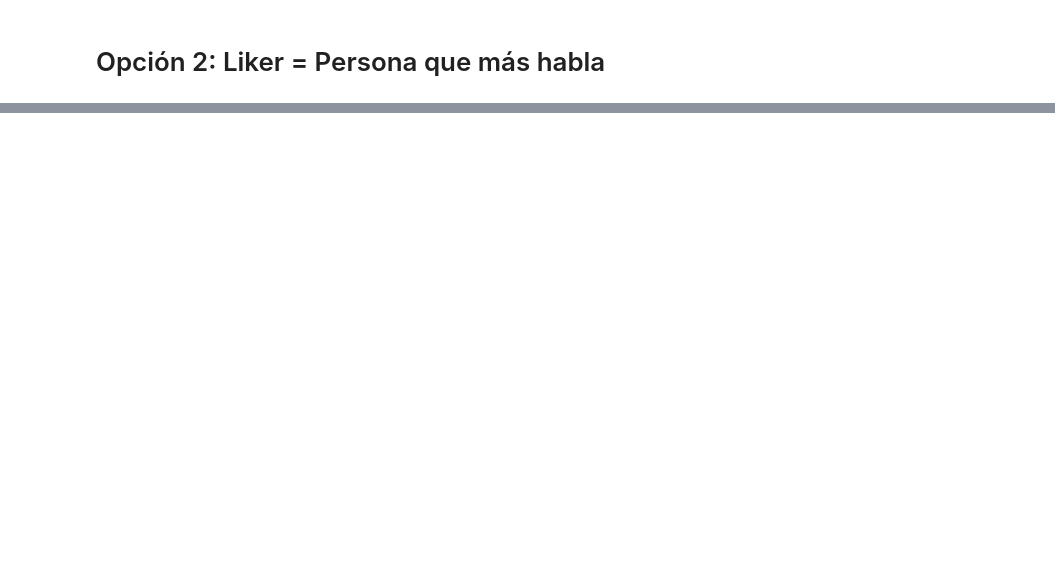
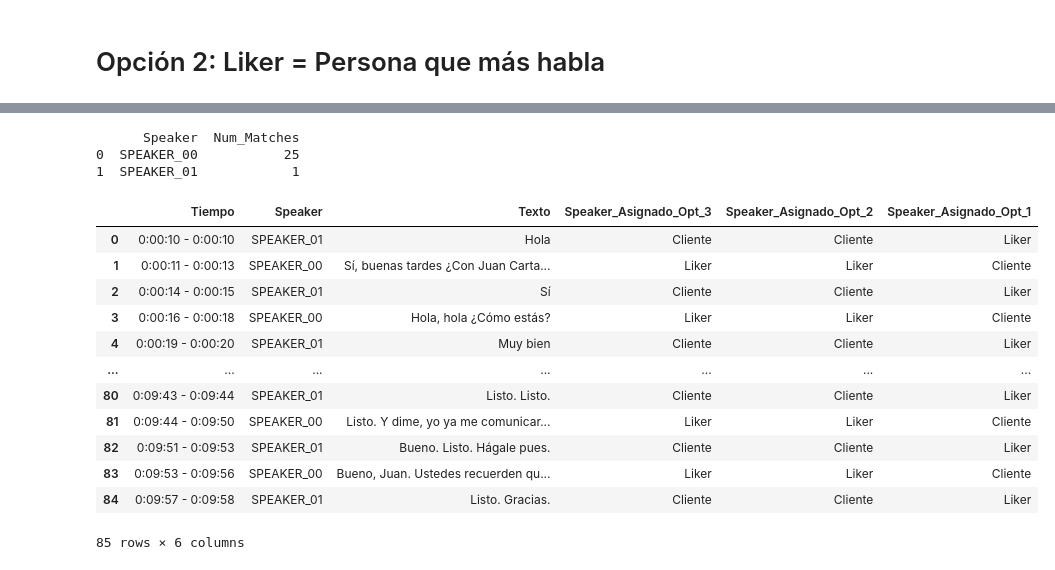
Before and after one commit to lromero22/GenIA, a Jupyter notebook: SpeechToText/LikerIdentification/Liker_Identification_Final.ipynb, the cells around one changed output, grey strips where cells are left out. Saved outputs shown, nothing was run; the diff lists cells and outputs as text; code cells hidden in the pictures; blank space fills up the shorter version.

Commit message:
Option 3 of speaker identification done (Matcher NLP)

```diff
--- a/SpeechToText/LikerIdentification/Liker_Identification_Final.ipynb
+++ b/SpeechToText/LikerIdentification/Liker_Identification_Final.ipynb
@@ -104,0 +129,47 @@ transcript_df
+# %%
+# transcription_serie[0] es el texto
+matcher = Matcher(nlp.vocab) # Matcher
+sura_patterns = [[{"LOWER": "sudamericana"}], [{"LOWER": "de"}, {"LOWER": "sudamericana"}],
+                 [{"LOWER": {"REGEX": r'sura'}}], [{"LOWER": "de"}, {"LOWER": {"REGEX": r'sura'}}],
+                 [{"LOWER": {"REGEX": r'seguro'}}], [{"LOWER": {"REGEX": r'seguro'}}, {"LOWER": {"REGEX": r'sura'}}],
+                 [{"LOWER": "póliza"}], [{"LOWER": "poliza"}], [{"LOWER": {"REGEX": "cotización"}}],
+                 [{"LOWER": {"REGEX": r'asegura'}}],
+                 [{"LOWER": "grabada"}], [{"LOWER": "monitoreada"}], [{"LOWER": "siendo"}, {"LOWER": "grabada"}],
+                 [{"LOWER": "siendo"}, {"LOWER": "grabada"}, {"LOWER": "y"}, {"LOWER": "monitoreada"}],
+                 [{"LOWER": "validar"}, {"LOWER": "datos"}]]
+matcher.add("sura_patterns", sura_patterns)
+# %%
+# Conteo de cuantos patrones encuentra por speaker
+transcript_df["Num_Matches"] = transcript_df.Texto.apply(lambda x: len(matcher(nlp(x))))
+
+# Group by para identificar el Speaker que más habla
+num_matches = transcript_df[["Speaker", "Num_Matches"]].groupby(by = "Speaker").sum().reset_index()
+print(num_matches) # El Speaker_00 debe ser el liker
+
+# Asignacion del speaker segun numero de matches
+# Lista booleana con el respectivo mapeo
+mapeo = [num_matches[num_matches.Num_Matches == num_matches.Num_Matches.max()].Speaker == transcript_df.Speaker[i] for i in range(len(transcript_df.Speaker))]
+transcript_df["Speaker_Asignado_Opt_3"] = np.where(mapeo, "Liker", "Cliente")
+
+# Eliminacion de columna auxiliar (Eliminar linea de abajo en caso de querer conservarla)
+transcript_df.drop(columns = "Num_Matches", inplace = True)
+
+# Mostrar el df
+transcript_df
+# %% [output]
+      Speaker  Num_Matches
+0  SPEAKER_00           25
+1  SPEAKER_01            1
+|  | Tiempo | Speaker | Texto | Speaker_Asignado_Opt_3 | Speaker_Asignado_Opt_2 | Speaker_Asignado_Opt_1 |
+| 0 | 0:00:10 - 0:00:10 | SPEAKER_01 | Hola | Cliente | Cliente | Liker |
+| 1 | 0:00:11 - 0:00:13 | SPEAKER_00 | Sí, buenas tardes ¿Con Juan Carta... | Liker | Liker | Cliente |
+| 2 | 0:00:14 - 0:00:15 | SPEAKER_01 | Sí | Cliente | Cliente | Liker |
+| 3 | 0:00:16 - 0:00:18 | SPEAKER_00 | Hola, hola ¿Cómo estás? | Liker | Liker | Cliente |
+| 4 | 0:00:19 - 0:00:20 | SPEAKER_01 | Muy bien | Cliente | Cliente | Liker |
+| ... | ... | ... | ... | ... | ... | ... |
+| 80 | 0:09:43 - 0:09:44 | SPEAKER_01 | Listo. Listo. | Cliente | Cliente | Liker |
+| 81 | 0:09:44 - 0:09:50 | SPEAKER_00 | Listo. Y dime, yo ya me comunicar... | Liker | Liker | Cliente |
+| 82 | 0:09:51 - 0:09:53 | SPEAKER_01 | Bueno. Listo. Hágale pues. | Cliente | Cliente | Liker |
+| 83 | 0:09:53 - 0:09:56 | SPEAKER_00 | Bueno, Juan. Ustedes recuerden qu... | Liker | Liker | Cliente |
+| 84 | 0:09:57 - 0:09:58 | SPEAKER_01 | Listo. Gracias. | Cliente | Cliente | Liker |
+85 rows × 6 columns
```
Also changed, not shown: parts of 5 cells of this notebook.
